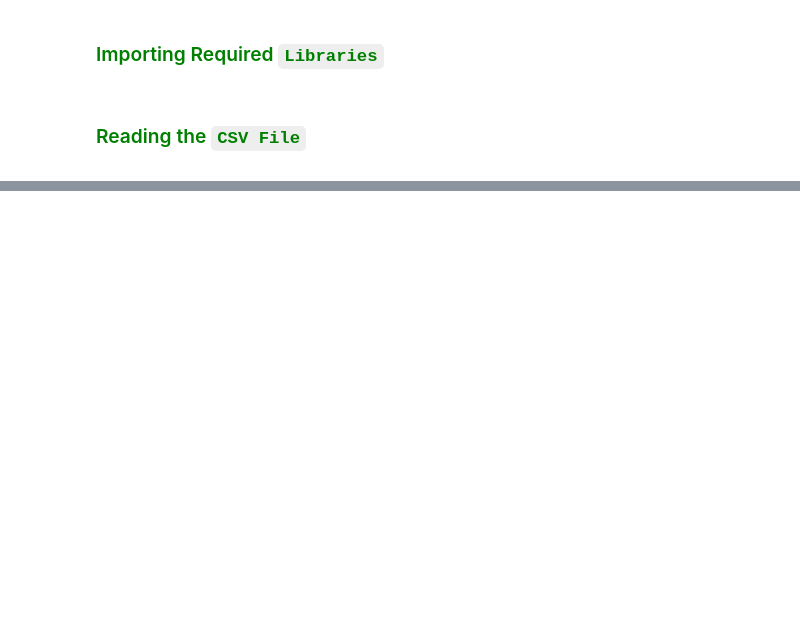
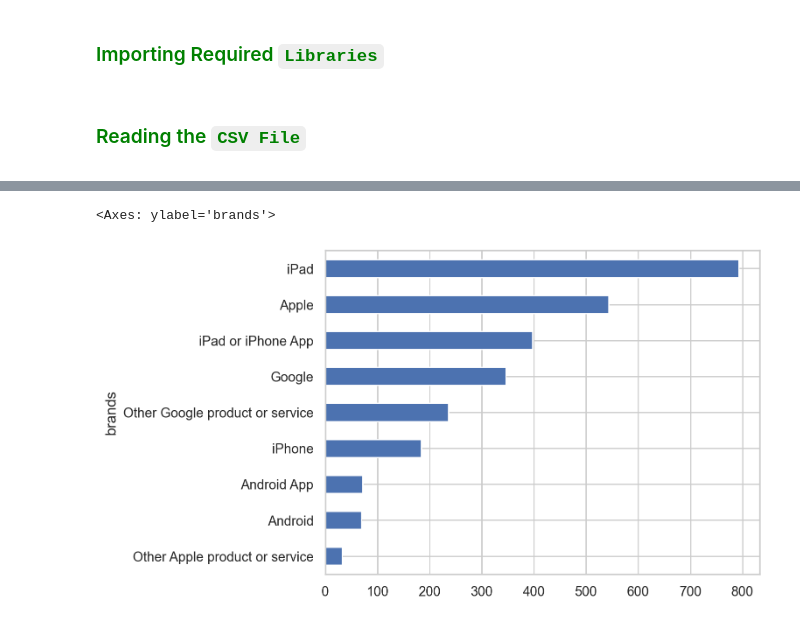
Before and after one commit to javo2/Test_operationnel, a Jupyter notebook: Notebook/Technical_test_Mohammed_Jawhar.ipynb, the cells around one changed output, grey strips where cells are left out. Cells and saved outputs as stored; diff of their text form; code cells hidden in the pictures; blank space fills up the shorter version.

```diff
--- a/Notebook/Technical_test_Mohammed_Jawhar.ipynb
+++ b/Notebook/Technical_test_Mohammed_Jawhar.ipynb
@@ -68,0 +217,3 @@ tweets_df = pd.read_csv('../data/tweets dataset.csv', encoding = "ISO-8859-1")
+# %%
+grouped_by_emotions = tweets_df.groupby(['emotions'])['brands'].value_counts()
+grouped_by_emotions
@@ -68,0 +238,5 @@ tweets_df = pd.read_csv('../data/tweets dataset.csv', encoding = "ISO-8859-1")
+# %%
+grouped_by_emotions['Positive emotion'].sort_values().plot(kind='barh', stacked=True)
+# %% [output]
+<Axes: ylabel='brands'>
+[figure, added]
```
Also changed, not shown: parts of 29 cells of this notebook.
